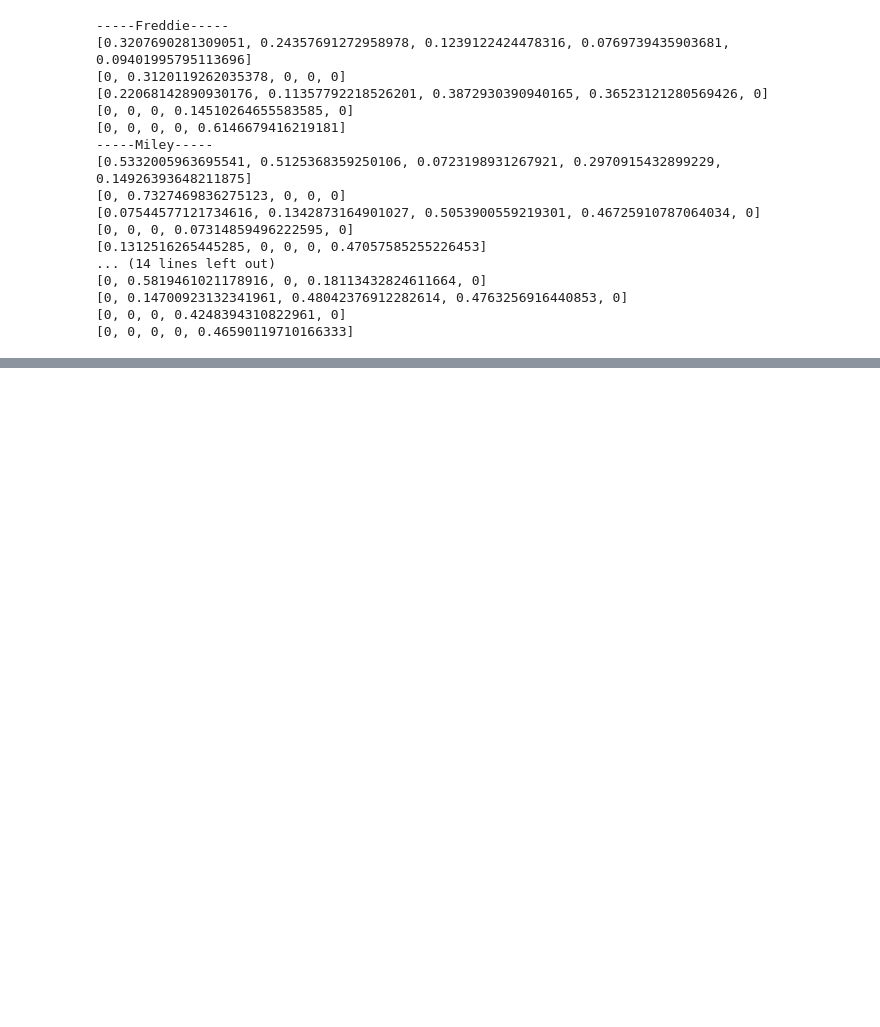
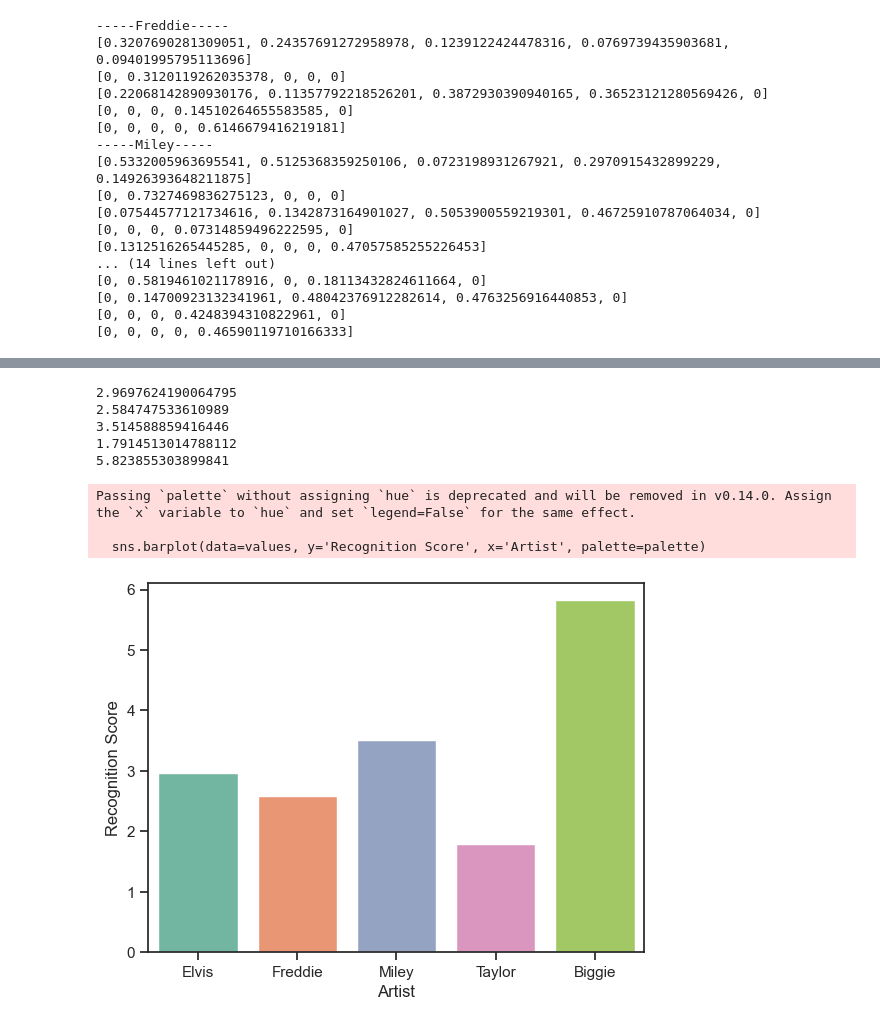
Before and after one commit to CMSC-33260-Voice-Dub-Detection/pico-voice-workflow, a Jupyter notebook: data_processing.ipynb, the cells around one changed output, grey strips where cells are left out. Drawn from its saved outputs; the diff is of its cells as text; code cells hidden in the pictures; blank space fills up the shorter version.

```diff
--- a/data_processing.ipynb
+++ b/data_processing.ipynb
@@ -173,0 +285,54 @@ Elvis
+# %%
+import pandas as pd
+
+x_axis_labels = ['Elvis',
+    'Freddie',
+    'Miley',
+    'Taylor',
+    'Biggie']
+
+def avg(d_arr):
+    return sum([sum(row) for row in d_arr]) / (len(d_arr) * len(d_arr[0]))
+
+def magnitude(d_arr):
+    return sum([sum([x **2 for x in row]) for row in d_arr]) ** .5
+
+values = pd.DataFrame(
+    {
+        'Recognition Score':[
+            song_data['Elvis'][0][0] / avg(song_data['Elvis']),
+            song_data['Freddie'][1][1] / avg(song_data['Freddie']),
+            song_data['Miley'][2][2] / avg(song_data['Miley']),
+            song_data['Taylor'][3][3] / avg(song_data['Taylor']),
+            song_data['Biggie'][4][4] / avg(song_data['Biggie']),
+        ],
+        'Artist': x_axis_labels,
+    }
+)
+
+for v in [
+            song_data['Elvis'][0][0] / avg(song_data['Elvis']),
+            song_data['Freddie'][1][1] / avg(song_data['Freddie']),
+            song_data['Miley'][2][2] / avg(song_data['Miley']),
+            song_data['Taylor'][3][3] / avg(song_data['Taylor']),
+            song_data['Biggie'][4][4] / avg(song_data['Biggie']),
+        ]:
+    print(v)
+
+# fig, ax = plt.subplots()
+palette = sns.color_palette("Set2")
+sns.barplot(data=values, y='Recognition Score', x='Artist', palette=palette)
+# plt.ylabel('Recognition Score')
+# plt.xlabel('Artist')
+plt.savefig(f'original_artist.png')
+plt.show()
+# %% [output]
+2.9697624190064795
+2.584747533610989
+3.514588859416446
+1.7914513014788112
+5.823855303899841
+Passing `palette` without assigning `hue` is deprecated and will be removed in v0.14.0. Assign the `x` variable to `hue` and set `legend=False` for the same effect.
+
+  sns.barplot(data=values, y='Recognition Score', x='Artist', palette=palette)
+[figure, added]
```
Also changed, not shown: parts of 8 cells of this notebook, 10 other files.
